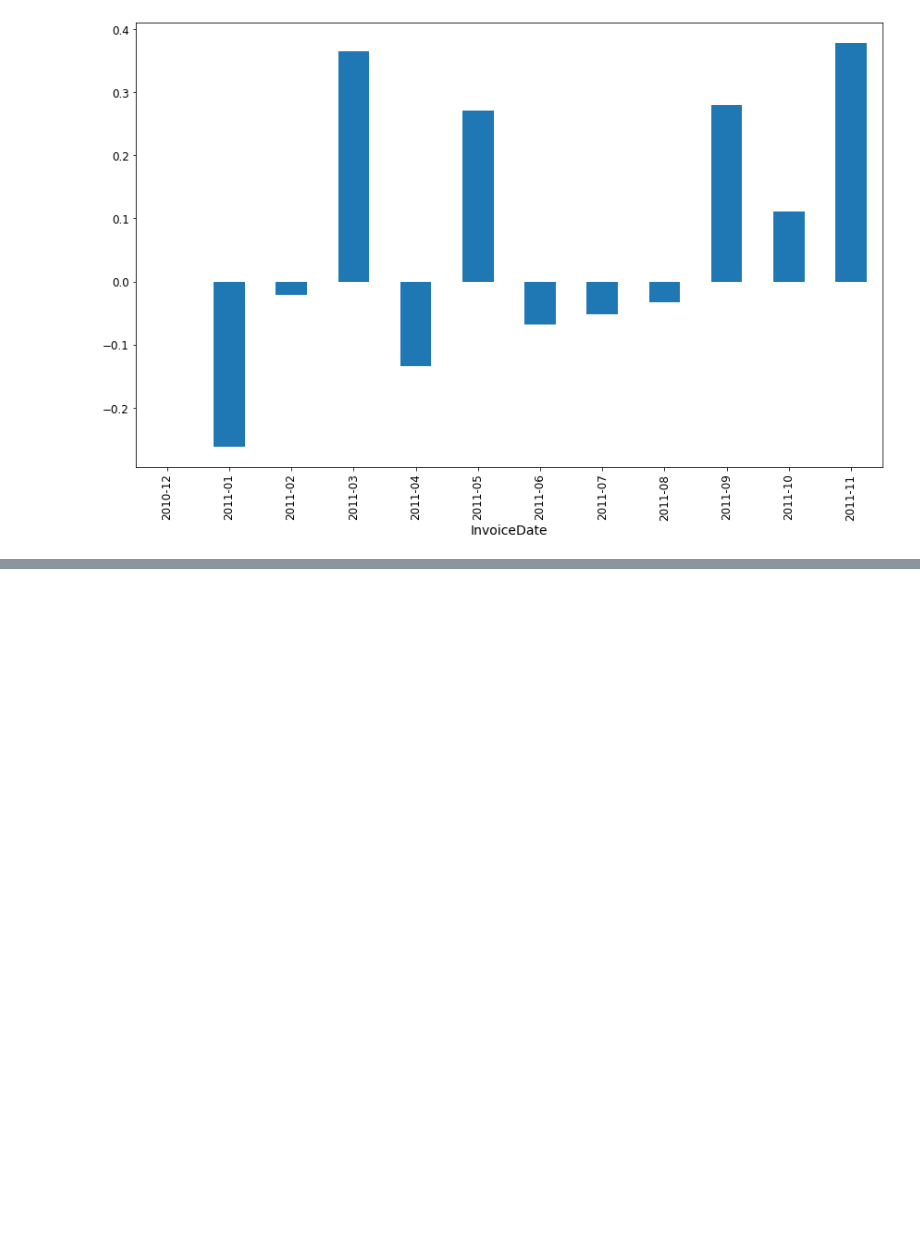
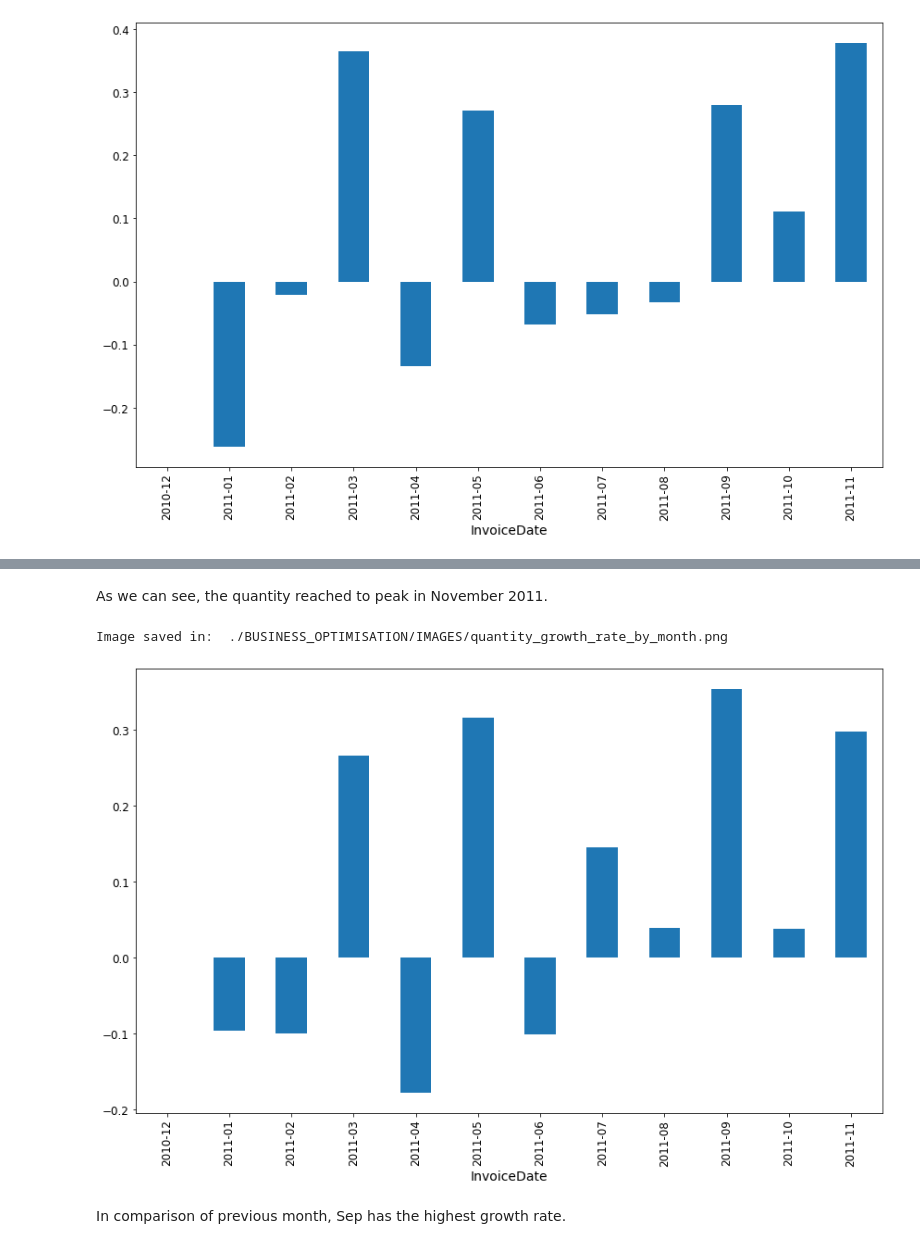
Before and after one commit to AilingLiu/data_driven_in_business, a Jupyter notebook: Design_Measuring_Metrics.ipynb, the cells around one changed output, grey strips where cells are left out. Drawn from its saved outputs; the diff is of its cells as text; code cells hidden in the pictures; blank space fills up the shorter version.

```diff
--- a/Design_Measuring_Metrics.ipynb
+++ b/Design_Measuring_Metrics.ipynb
@@ -310,0 +339,11 @@ Image saved in:  ./BUSINESS_OPTIMISATION/IMAGES/num_customer_change_by_month.png
+# %% [markdown]
+As we can see, the quantity reached to peak in November 2011.
+# %%
+quantity_by_month['growth_rate'] = quantity_by_month['Quantity'].pct_change()
+quantity_by_month.iloc[:-1, -1].plot(kind='bar', figsize=(12,8))
+save_fig('quantity_growth_rate_by_month')
+# %% [output]
+Image saved in:  ./BUSINESS_OPTIMISATION/IMAGES/quantity_growth_rate_by_month.png
+[figure, added]
+# %% [markdown]
+In comparison of previous month, Sep has the highest growth rate.
```
Also changed, not shown: parts of 32 cells of this notebook.
